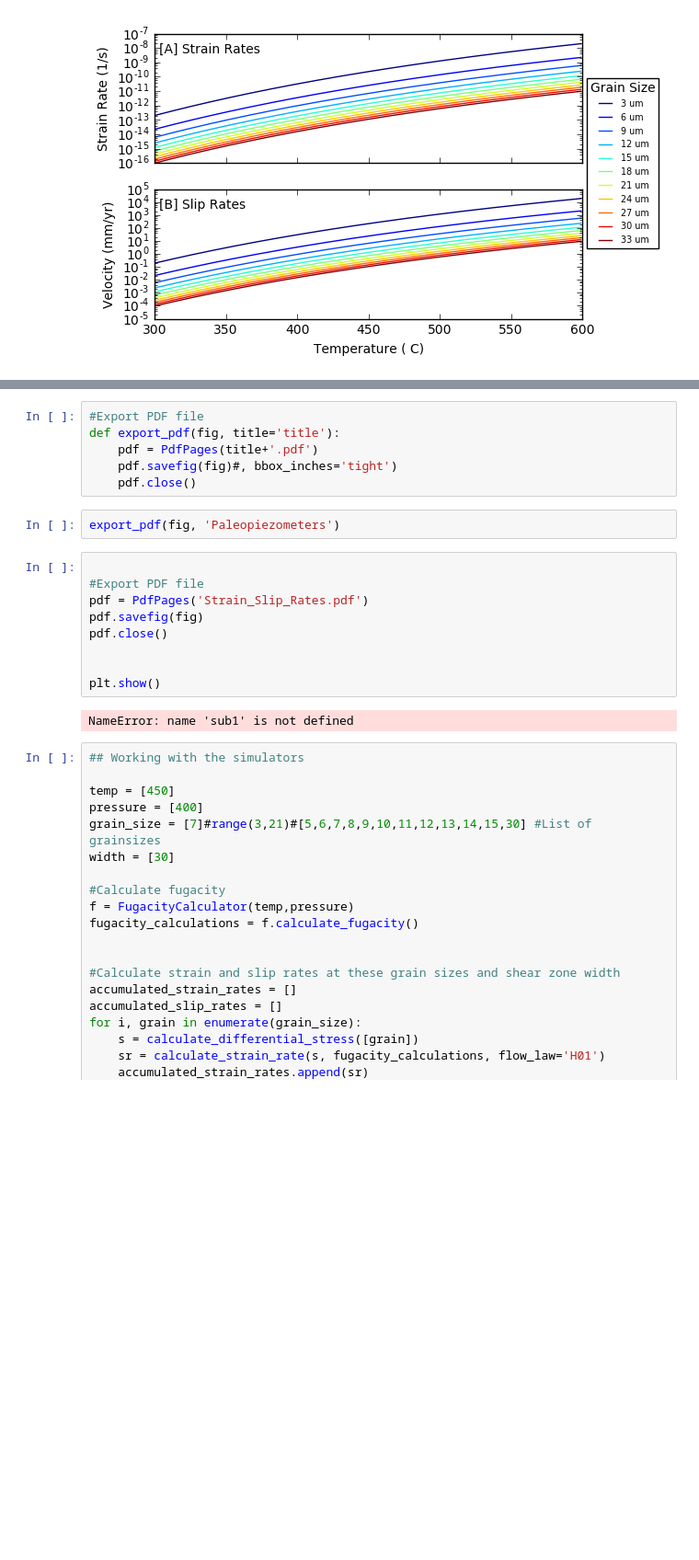
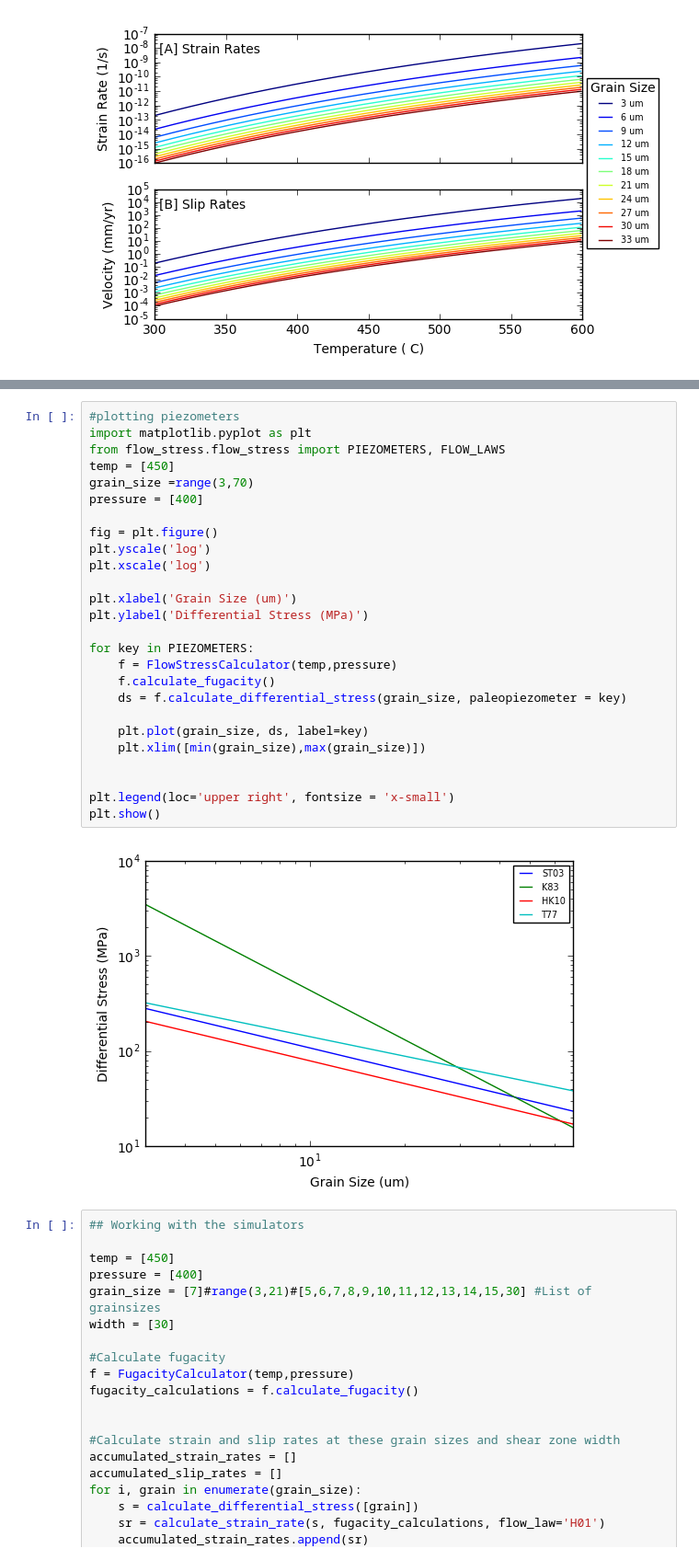
Before and after one commit to usgs/gmeg-shearzone-flowstress, a Jupyter notebook: Compile_code.ipynb, the cells around one changed output, grey strips where cells are left out. Shown at 92% size. Cells and saved outputs as stored; diff of their text form; blank space fills up the shorter version.

```diff
--- a/Compile_code.ipynb
+++ b/Compile_code.ipynb
@@ -130,22 +40,31 @@ plt.show()
-# %%
-#Export PDF file
-def export_pdf(fig, title='title'):
-    pdf = PdfPages(title+'.pdf')
-    pdf.savefig(fig)#, bbox_inches='tight')
-    pdf.close()
-# %%
-export_pdf(fig, 'Paleopiezometers')
-# %%
-
-#Export PDF file
-pdf = PdfPages('Strain_Slip_Rates.pdf')
-pdf.savefig(fig)
-pdf.close()
-
-
-plt.show()
-# %% [output]
-NameError: name 'sub1' is not defined
+# %%
+#plotting piezometers
+import matplotlib.pyplot as plt
+from flow_stress.flow_stress import PIEZOMETERS, FLOW_LAWS
+temp = [450]
+grain_size =range(3,70)
+pressure = [400]
+
+fig = plt.figure()
+plt.yscale('log')
+plt.xscale('log')
+
+plt.xlabel('Grain Size (um)')
+plt.ylabel('Differential Stress (MPa)')
+
+for key in PIEZOMETERS:
+    f = FlowStressCalculator(temp,pressure)
+    f.calculate_fugacity()
+    ds = f.calculate_differential_stress(grain_size, paleopiezometer = key)
+
+    plt.plot(grain_size, ds, label=key)
+    plt.xlim([min(grain_size),max(grain_size)])
+
+
+plt.legend(loc='upper right', fontsize = 'x-small')
+plt.show()
+# %% [output]
+[figure, added]
 # %%
 ## Working with the simulators
 
```
Also changed, not shown: parts of 13 cells of this notebook, 17 other files.
